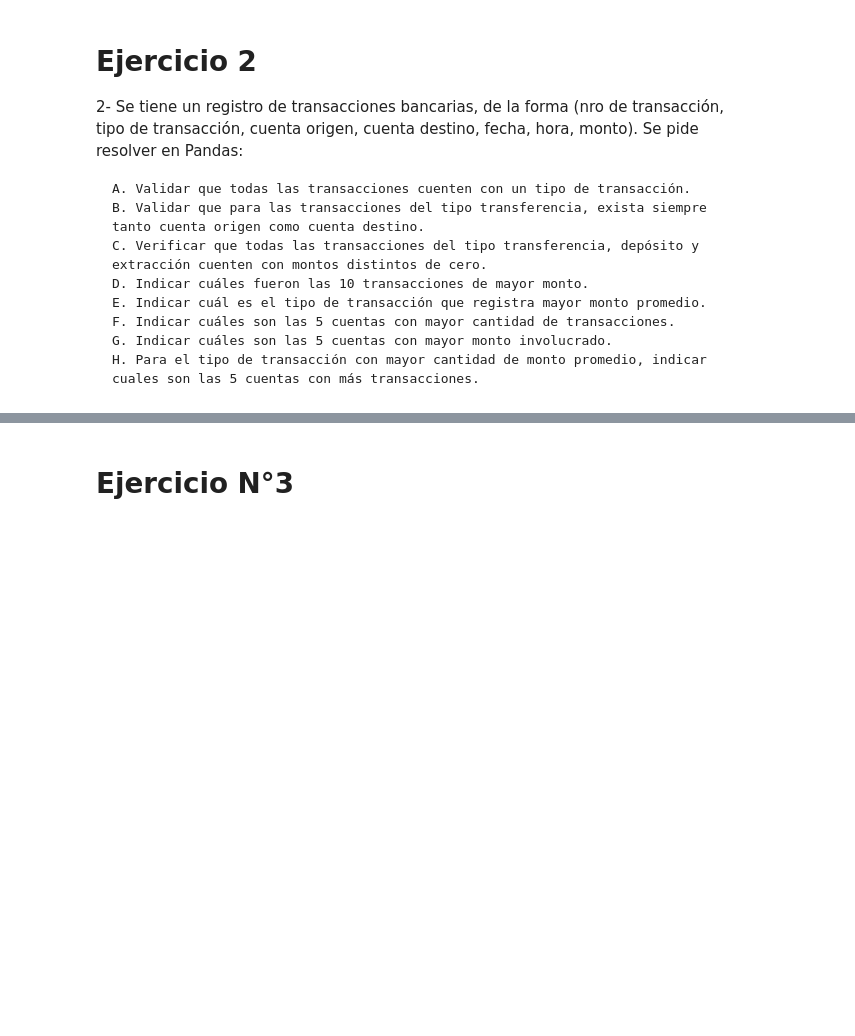
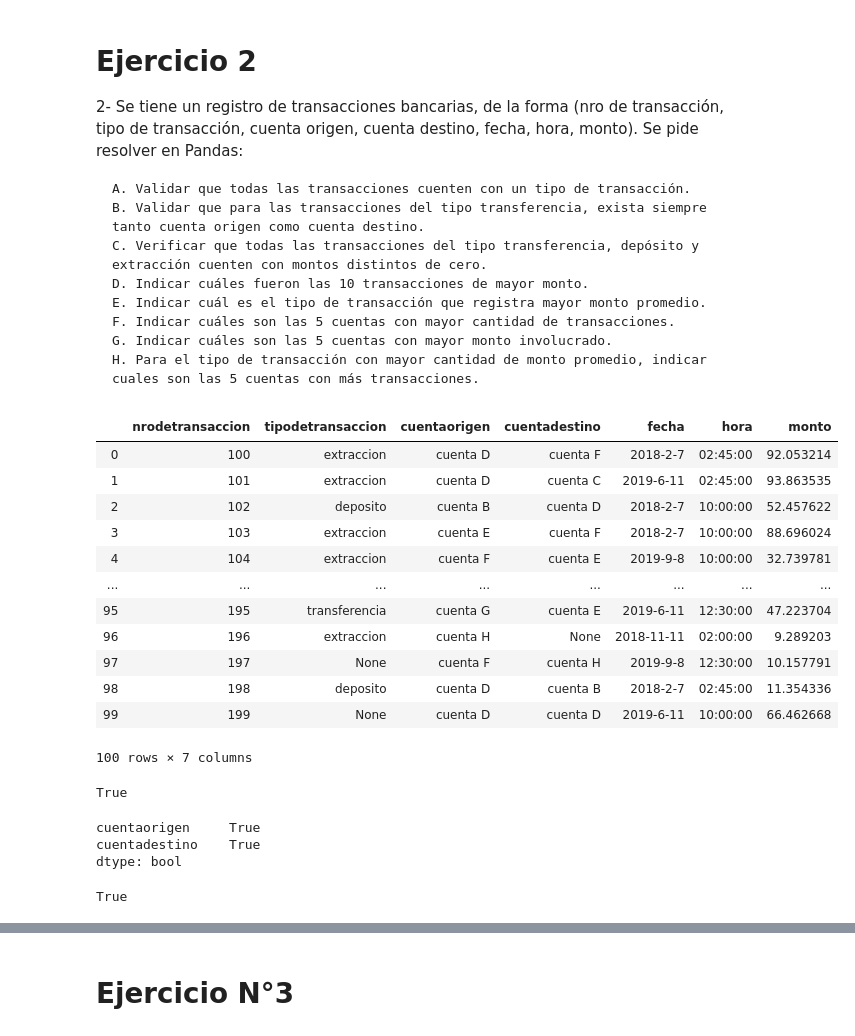
Before and after one commit to FerAlvarezz/Datos-guias, a Jupyter notebook: Guia de ejercicios pandas.ipynb, the cells around one changed output, grey strips where cells are left out. Drawn from its saved outputs; the diff is of its cells as text; code cells hidden in the pictures; blank space fills up the shorter version.

```diff
--- a/Guia de ejercicios pandas.ipynb
+++ b/Guia de ejercicios pandas.ipynb
@@ -117,3 +117,52 @@ notas.groupby('padron').agg({'nota':'mean'}).round(1) #round es para redondear.
     F. Indicar cuáles son las 5 cuentas con mayor cantidad de transacciones.
     G. Indicar cuáles son las 5 cuentas con mayor monto involucrado.
     H. Para el tipo de transacción con mayor cantidad de monto promedio, indicar cuales son las 5 cuentas con más transacciones.
+# %%
+df_2 = pd.DataFrame(columns = ['nrodetransaccion','tipodetransaccion','cuentaorigen', 'cuentadestino', 'fecha', 'hora', 'monto'])
+tipo_de_transacciones = ['transferencia', 'deposito', 'extraccion', None]
+cuentas = ['cuenta A', 'cuenta B', 'cuenta C', 'cuenta D', 'cuenta E', 'cuenta F', 'cuenta G', 'cuenta H', None]
+fechas = ['2019-9-8','2019-6-11', '2018-2-7', '2018-11-11']
+horas = ['10:00:00','12:30:00', '02:00:00', '02:45:00']
+for i in range(100):
+    df_2 = df_2.append({
+        'nrodetransaccion' : (i + 100),
+        'tipodetransaccion' : random.choice(tipo_de_transacciones) ,
+        'cuentaorigen' : random.choice(cuentas) ,
+        'cuentadestino' : random.choice(cuentas),
+        'fecha' : random.choice(fechas),
+        'hora' : random.choice(horas),
+        'monto' : random.uniform(0, 100)
+    }, ignore_index = True)
+df_2
+# %% [output]
+|  | nrodetransaccion | tipodetransaccion | cuentaorigen | cuentadestino | fecha | hora | monto |
+| 0 | 100 | extraccion | cuenta D | cuenta F | 2018-2-7 | 02:45:00 | 92.053214 |
+| 1 | 101 | extraccion | cuenta D | cuenta C | 2019-6-11 | 02:45:00 | 93.863535 |
+| 2 | 102 | deposito | cuenta B | cuenta D | 2018-2-7 | 10:00:00 | 52.457622 |
+| 3 | 103 | extraccion | cuenta E | cuenta F | 2018-2-7 | 10:00:00 | 88.696024 |
+| 4 | 104 | extraccion | cuenta F | cuenta E | 2019-9-8 | 10:00:00 | 32.739781 |
+| ... | ... | ... | ... | ... | ... | ... | ... |
+| 95 | 195 | transferencia | cuenta G | cuenta E | 2019-6-11 | 12:30:00 | 47.223704 |
+| 96 | 196 | extraccion | cuenta H | None | 2018-11-11 | 02:00:00 | 9.289203 |
+| 97 | 197 | None | cuenta F | cuenta H | 2019-9-8 | 12:30:00 | 10.157791 |
+| 98 | 198 | deposito | cuenta D | cuenta B | 2018-2-7 | 02:45:00 | 11.354336 |
+| 99 | 199 | None | cuenta D | cuenta D | 2019-6-11 | 10:00:00 | 66.462668 |
+100 rows × 7 columns
+# %%
+#A Devuelve True si alguna de las transacciones no tiene definido el tipo
+tipo_de_transacciones = ['transferencia', 'deposito', 'extraccion']
+False if ~df_2.tipodetransaccion.isin(tipo_de_transacciones).any() else True
+# %% [output]
+True
+# %%
+df_2[df_2['tipodetransaccion'] == 'transferencia'][['cuentaorigen','cuentadestino']].isna().any()
+#Si devuelve true es porque tiene alguna cuenta origen/destino sin cuenta.
+# %% [output]
+cuentaorigen     True
+cuentadestino    True
+dtype: bool
+# %%
+df_2[df_2['monto'] == 0.00].monto.count() == 0
+#Si devuelve True es porque ninguna de las cuentas tiene monto 0
+# %% [output]
+True
```
Also changed, not shown: parts of 23 cells of this notebook.
